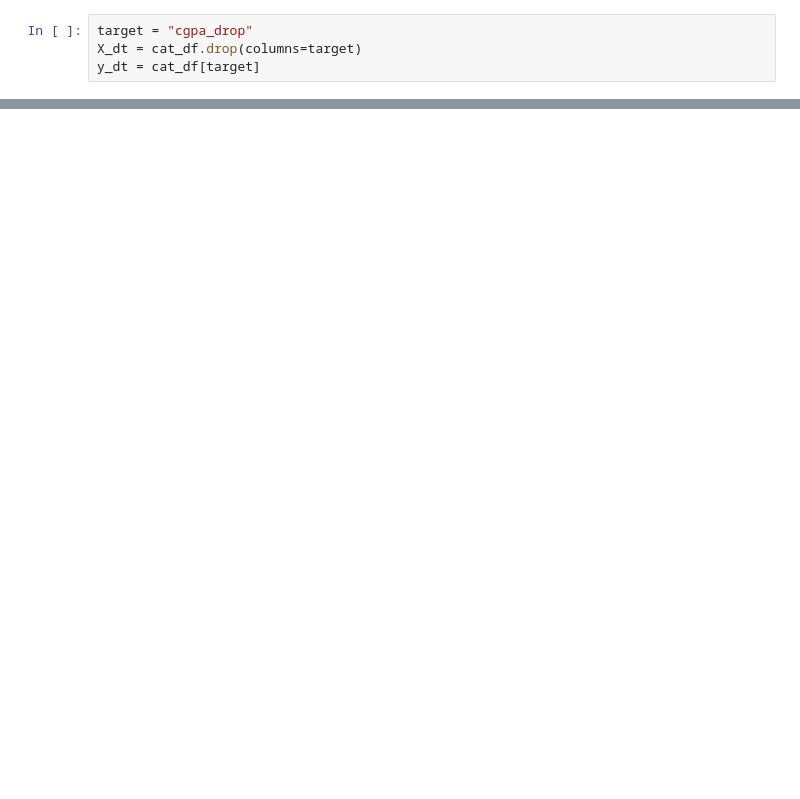
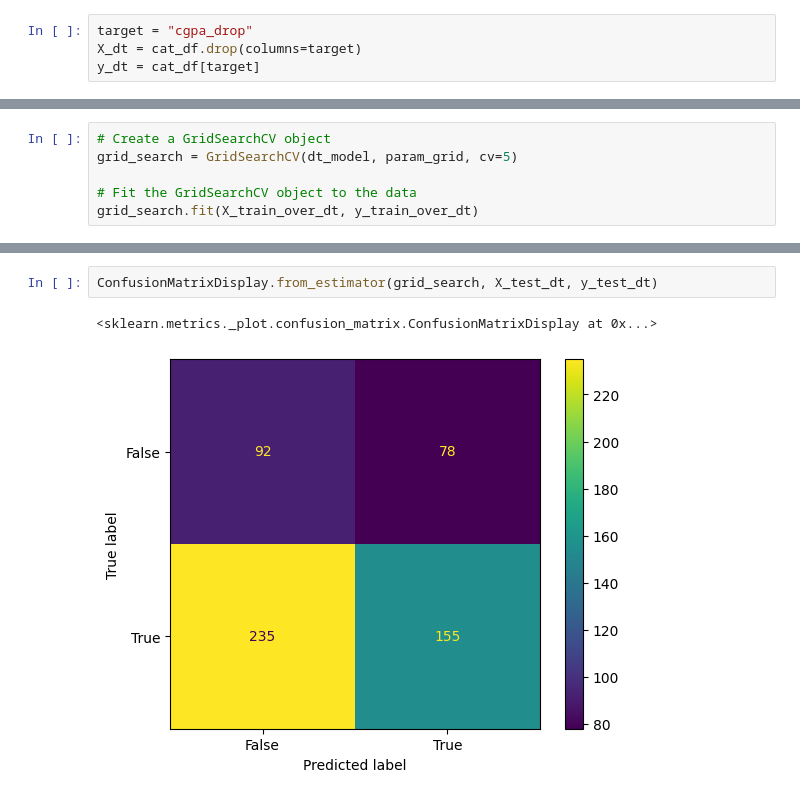
Before and after one commit to socratesjnr/asuu-strike-project, a Jupyter notebook: mock analysis/test_model.ipynb, the cells around one changed output, grey strips where cells are left out. Cells and saved outputs as stored; diff of their text form; blank space fills up the shorter version.

```diff
--- a/mock analysis/test_model.ipynb
+++ b/mock analysis/test_model.ipynb
@@ -262,0 +311,6 @@ Pipeline(steps=[('ordinalencoder', OrdinalEncoder()),
+# %%
+# Create a GridSearchCV object
+grid_search = GridSearchCV(dt_model, param_grid, cv=5)
+
+# Fit the GridSearchCV object to the data
+grid_search.fit(X_train_over_dt, y_train_over_dt)
@@ -297,0 +392,5 @@ accuracy_score(predictions, y_test_dt)
+# %%
+ConfusionMatrixDisplay.from_estimator(grid_search, X_test_dt, y_test_dt)
+# %% [output]
+<sklearn.metrics._plot.confusion_matrix.ConfusionMatrixDisplay at 0x...>
+[figure, added]
```
Also changed, not shown: parts of 36 cells of this notebook.
